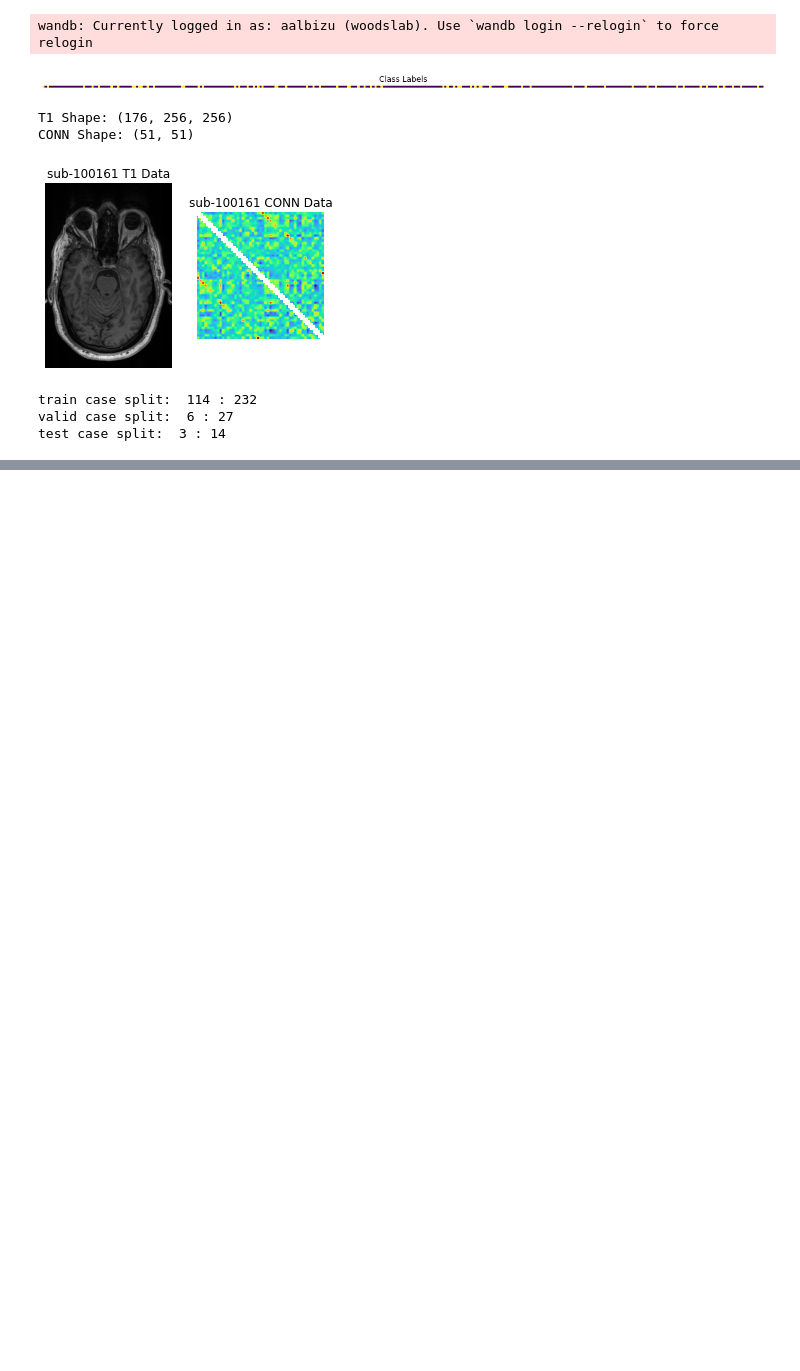
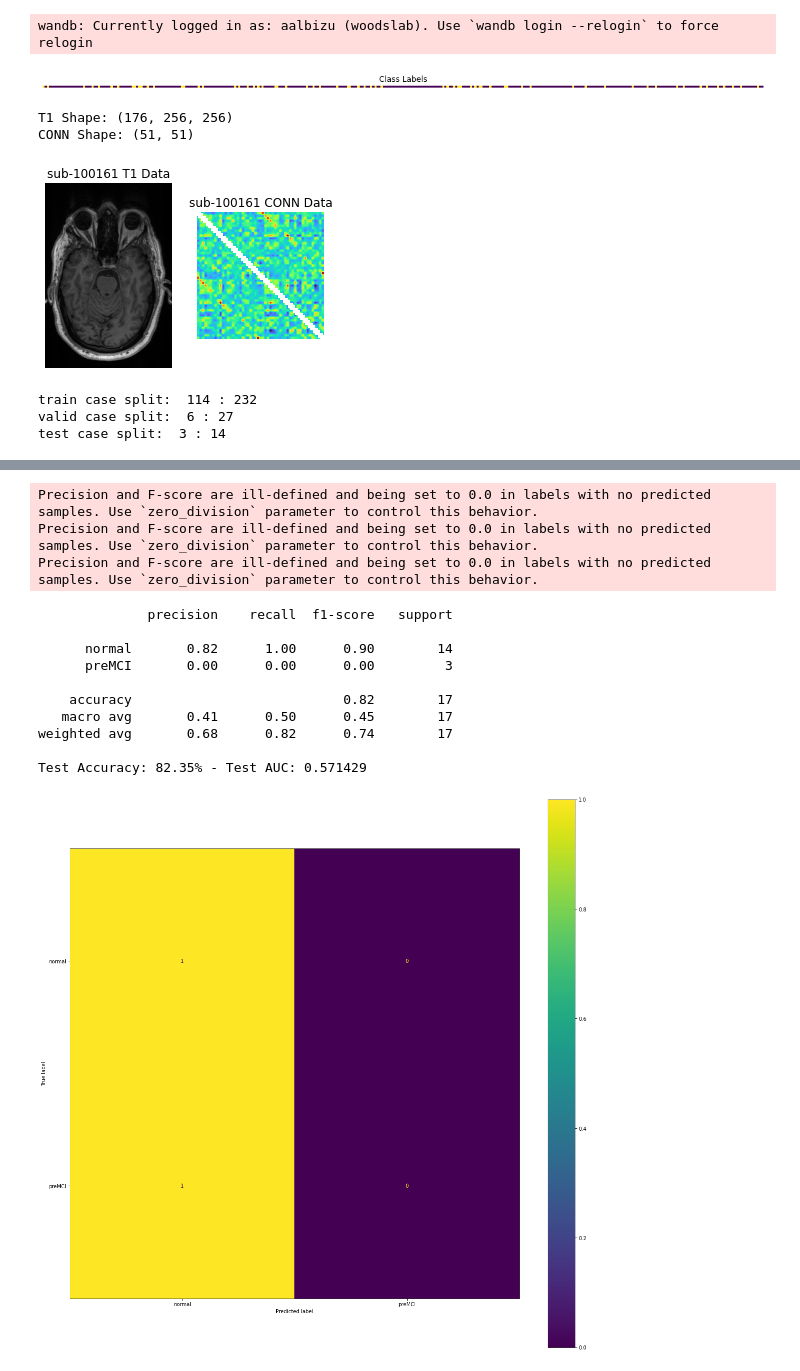
Before and after one commit to aa14av/MONAI, a Jupyter notebook: ViT.ipynb, the cells around one changed output, grey strips where cells are left out. Saved outputs shown, nothing was run; the diff lists cells and outputs as text; code cells hidden in the pictures; blank space fills up the shorter version.

```diff
--- a/ViT.ipynb
+++ b/ViT.ipynb
@@ -69,13 +69,16 @@ T1_SIZE = (256,256,256) # MUST BE ISOMETRIC
 T1_PATCH = (64,64,64) # MUST BE ISOMETRIC
 EPI_SIZE = (51,51,1)
 EPI_PAT = (17,17,1)
-BATCH_SIZE = 8
-N_EPOCHS = 30
+BATCH_SIZE = 17
+N_EPOCHS = 50
 SEED = 42
-LEARNING_RATE = 1e-5
-WEIGHT_DECAY=1e-7
+LEARNING_RATE = 1e-6
+WEIGHT_DECAY=1e-8
 reg = 1
-LR_DECAY = 1e-12
+LR_DECAY = 1e-13
+depth = 12; # HARDCODED
+heads = 12; # HARDCODED
+dropout = 0.1; # HARDCODED
 samples_to_exclude = np.array([103744,106986,300142,101644,105903,106078,106817,101395,105554,204085])
 exclude = np.equal(np.isin(sdata[:,0],samples_to_exclude),0)
 regs = ['','c']
@@ -948,0 +959,34 @@ print(f"Test Accuracy: {np.mean(y == (y_prob>0.5))*100:.2f}% - Test AUC: {auc:.6
+# %%
+##### Plot Confusion Matrix #####
+
+print(classification_report(
+    y,
+    y_pred,
+    target_names=[d.name for d in Diagnosis]))
+
+cm = confusion_matrix(
+    y,
+    y_pred,
+    normalize='true')
+
+disp = ConfusionMatrixDisplay(
+    confusion_matrix=cm,
+    display_labels=[d.name for d in Diagnosis])
+
+disp.plot(ax=plt.subplots(1, 1, facecolor='white')[1])
+print(f"Test Accuracy: {np.mean(y == (y_prob>0.5))*100:.2f}% - Test AUC: {auc:.6f}")
+# %% [output]
+Precision and F-score are ill-defined and being set to 0.0 in labels with no predicted samples. Use `zero_division` parameter to control this behavior.
+Precision and F-score are ill-defined and being set to 0.0 in labels with no predicted samples. Use `zero_division` parameter to control this behavior.
+Precision and F-score are ill-defined and being set to 0.0 in labels with no predicted samples. Use `zero_division` parameter to control this behavior.
+              precision    recall  f1-score   support
+
+      normal       0.82      1.00      0.90        14
+      preMCI       0.00      0.00      0.00         3
+
+    accuracy                           0.82        17
+   macro avg       0.41      0.50      0.45        17
+weighted avg       0.68      0.82      0.74        17
+
+Test Accuracy: 82.35% - Test AUC: 0.571429
+[figure, added]
```
Also changed, not shown: parts of 4 cells of this notebook.
